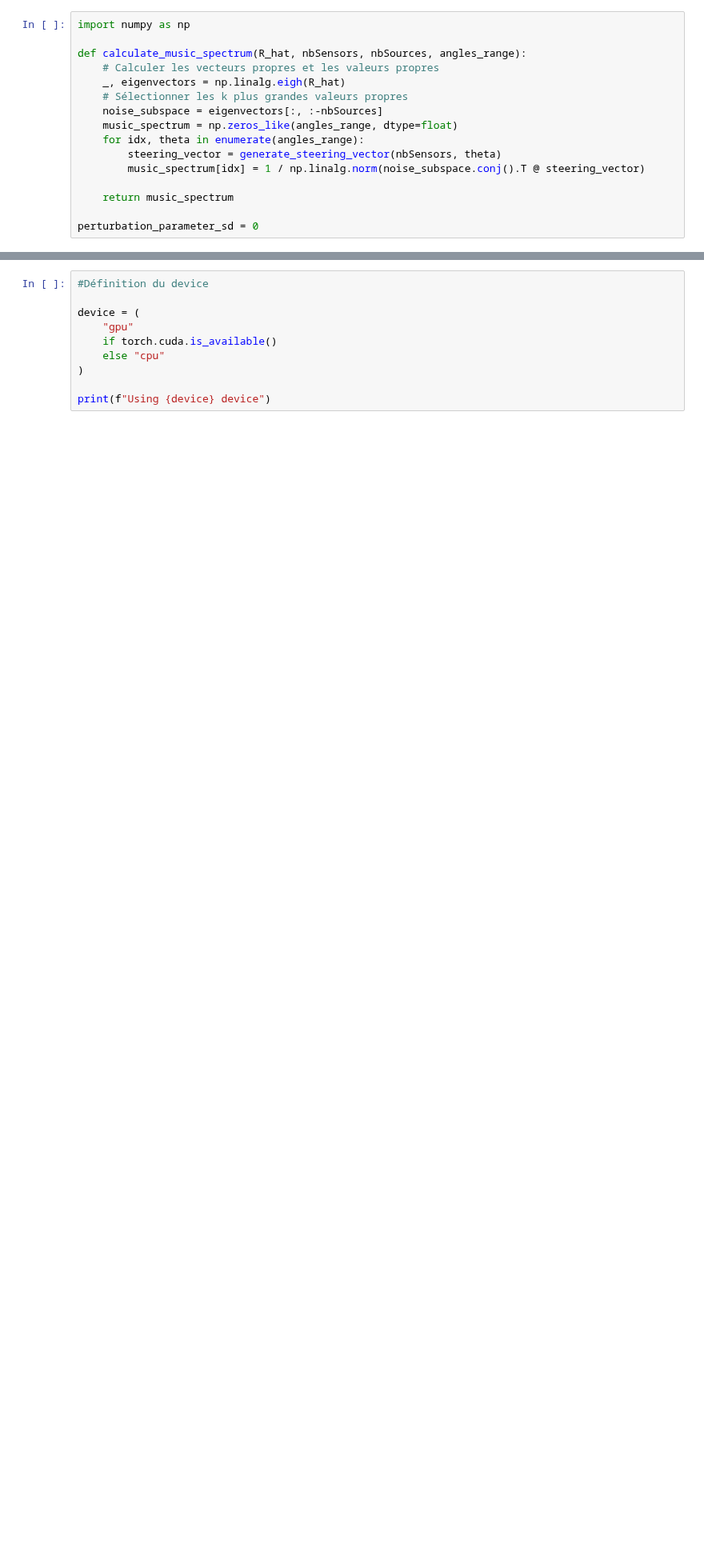
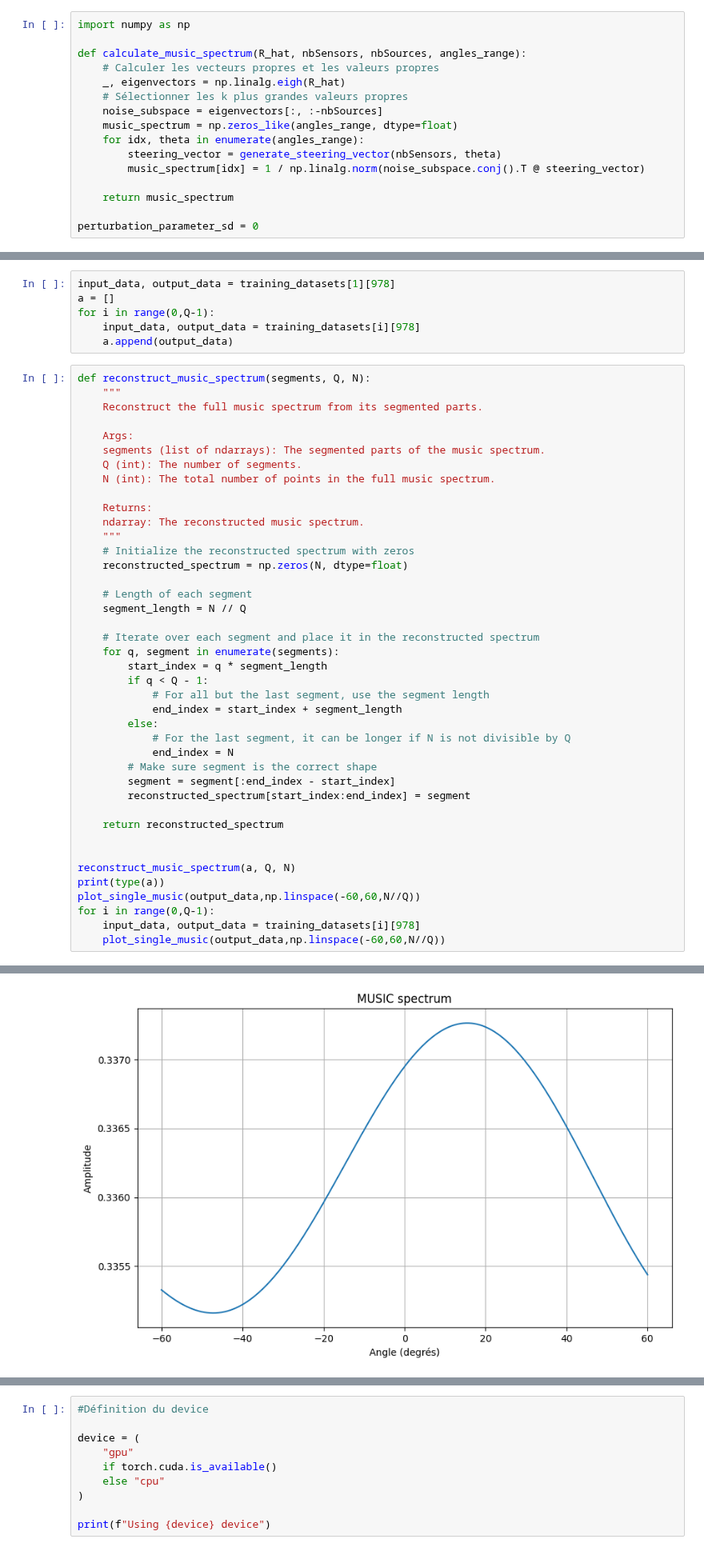
Before and after one commit to tanguylegrand2/PFE, a Jupyter notebook: DeepMusic.ipynb, the cells around one changed output, grey strips where cells are left out. Shown at 80% size. Cells and saved outputs as stored; diff of their text form; blank space fills up the shorter version.

```diff
--- a/DeepMusic.ipynb
+++ b/DeepMusic.ipynb
@@ -115,0 +127,48 @@ training_datasets = generate_deepmusic_partitioned_data(nbSensors=nbSensors, nbS
+# %%
+input_data, output_data = training_datasets[1][978]
+a = []
+for i in range(0,Q-1):
+    input_data, output_data = training_datasets[i][978]
+    a.append(output_data)
+# %%
+def reconstruct_music_spectrum(segments, Q, N):
+    """
+    Reconstruct the full music spectrum from its segmented parts.
+
+    Args:
+    segments (list of ndarrays): The segmented parts of the music spectrum.
+    Q (int): The number of segments.
+    N (int): The total number of points in the full music spectrum.
+
+    Returns:
+    ndarray: The reconstructed music spectrum.
+    """
+    # Initialize the reconstructed spectrum with zeros
+    reconstructed_spectrum = np.zeros(N, dtype=float)
+
+    # Length of each segment
+    segment_length = N // Q
+
+    # Iterate over each segment and place it in the reconstructed spectrum
+    for q, segment in enumerate(segments):
+        start_index = q * segment_length
+        if q < Q - 1:
+            # For all but the last segment, use the segment length
+            end_index = start_index + segment_length
+        else:
+            # For the last segment, it can be longer if N is not divisible by Q
+            end_index = N
+        # Make sure segment is the correct shape
+        segment = segment[:end_index - start_index]
+        reconstructed_spectrum[start_index:end_index] = segment
+
+    return reconstructed_spectrum
+
+
+reconstruct_music_spectrum(a, Q, N)
+print(type(a))
+plot_single_music(output_data,np.linspace(-60,60,N//Q))
+for i in range(0,Q-1):
+    input_data, output_data = training_datasets[i][978]
+    plot_single_music(output_data,np.linspace(-60,60,N//Q))
+# %% [output]
@@ -115,0 +176 @@ training_datasets = generate_deepmusic_partitioned_data(nbSensors=nbSensors, nbS
+[figure, added]
```
Also changed, not shown: parts of 14 cells of this notebook, 36 other files.
